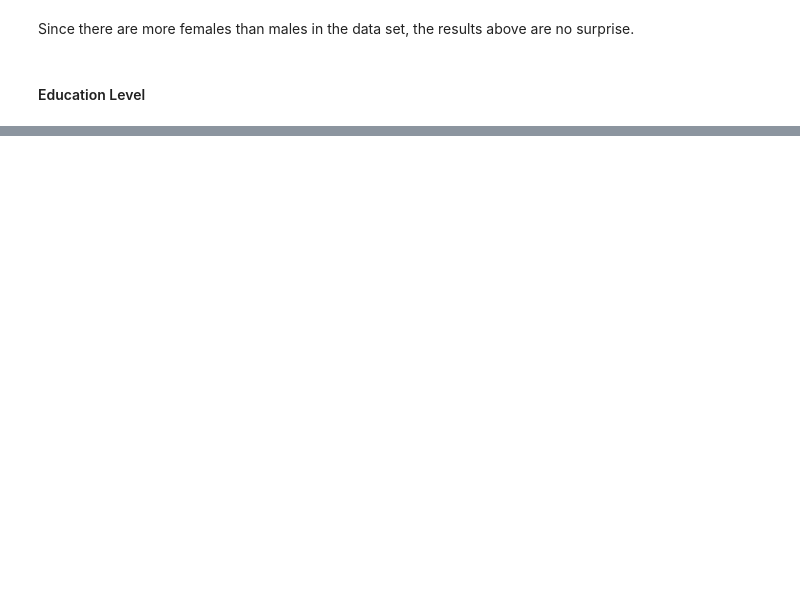
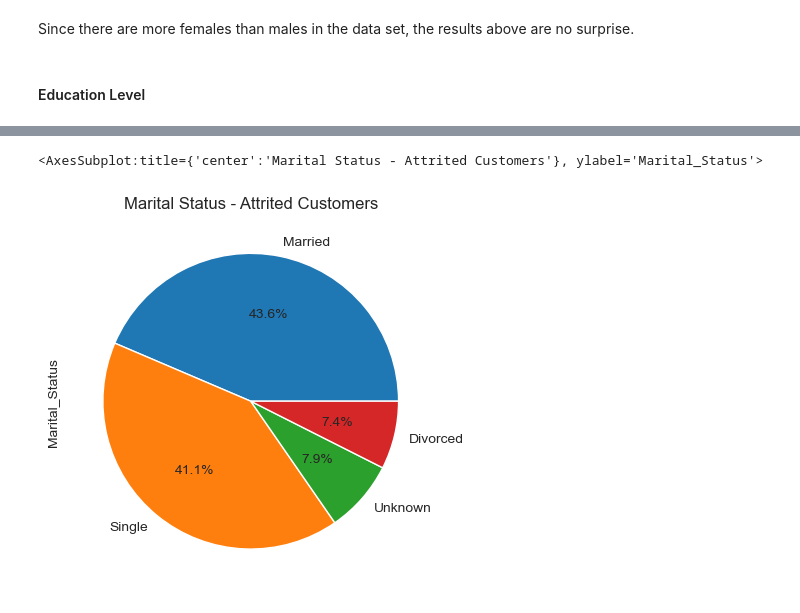
Before and after one commit to alsuarezvu/dsc540_ml_project, a Jupyter notebook: BankChurn.ipynb, the cells around one changed output, grey strips where cells are left out. Cells and saved outputs as stored; diff of their text form; code cells hidden in the pictures; blank space fills up the shorter version.

```diff
--- a/BankChurn.ipynb
+++ b/BankChurn.ipynb
@@ -21,11 +21,14 @@ import matplotlib.pyplot as plt
 # %% [markdown]
 ### Import the data and Create Dataframes
 # %%
-df = pd.read_csv('BankChurners.csv')
+df = pd.read_csv('/Users/lisasaurus01/git/dsc540_ml_project/BankChurners.csv')
 attrited_customers = df[df['Attrition_Flag'] == 'Attrited Customer']
 existing_customers = df[df['Attrition_Flag'] == 'Existing Customer']
 
-df = df.drop(df['Naive_Bayes_Classifier_Attrition_Flag_Card_Category_Contacts_Count_12_mon_Dependent_count_Education_Level_Months_Inactive_12_mon_1'])
+#drop un-used columns
+df.drop('Naive_Bayes_Classifier_Attrition_Flag_Card_Category_Contacts_Count_12_mon_Dependent_count_Education_Level_Months_Inactive_12_mon_1', axis=1, inplace=True)
 
-#df = df.drop('Naive_Bayes_Classifier_Attrition_Flag_Card_Category_Contacts_Count_12_mon_Dependent_count_Education_Level_Months_Inactive_12_mon_2')
+df.drop('Naive_Bayes_Classifier_Attrition_Flag_Card_Category_Contacts_Count_12_mon_Dependent_count_Education_Level_Months_Inactive_12_mon_2', axis=1, inplace=True)
+
+df.head()
 # %% [output]
@@ -156,2 +285,7 @@ existing_customers['Education_Level'].value_counts().plot(kind='pie', title='Edu
 # %%
 #### Marital Status
+# %%
+attrited_customers['Marital_Status'].value_counts().plot(kind='pie', title='Marital Status - Attrited Customers', autopct='%1.1f%%')
+# %% [output]
+<AxesSubplot:title={'center':'Marital Status - Attrited Customers'}, ylabel='Marital_Status'>
+[figure, added]
```
Also changed, not shown: parts of 38 cells of this notebook.
